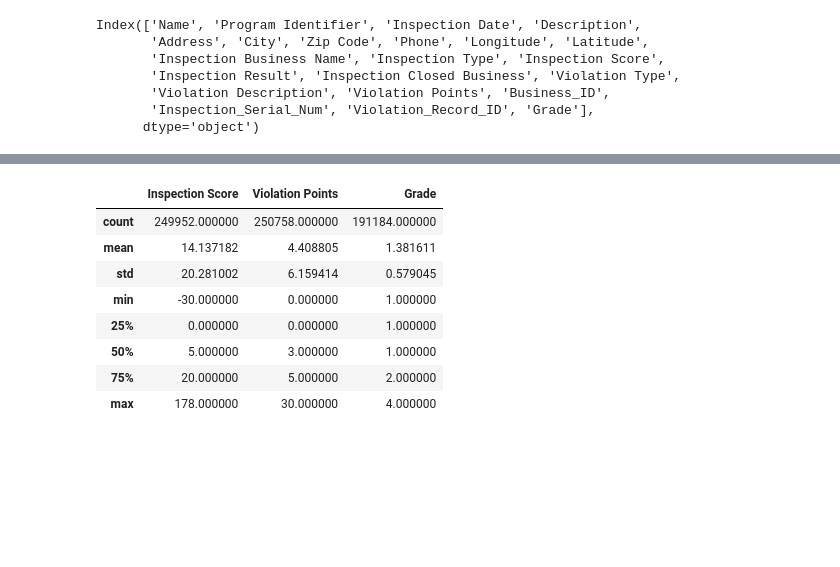
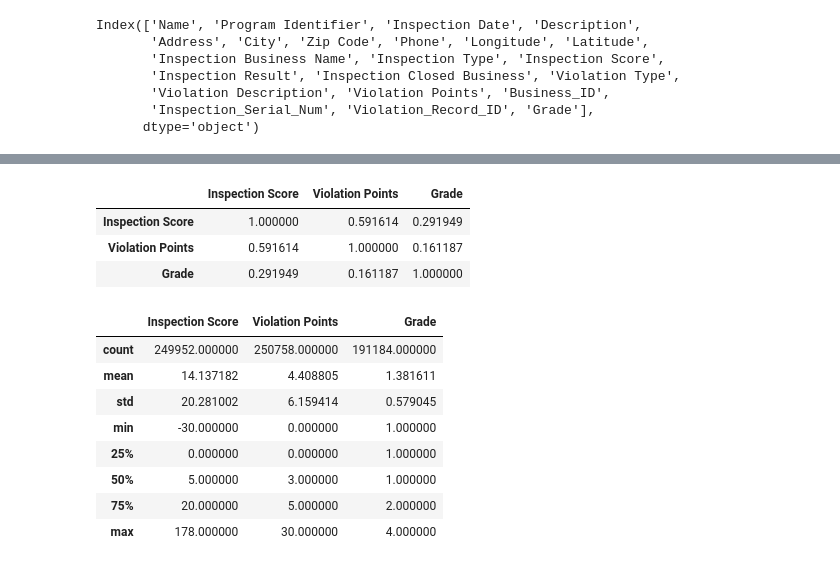
Before and after one commit to Mohammadaminrmz/food_inspection, a Jupyter notebook: food_inspection.ipynb, the cells around one changed output, grey strips where cells are left out. Saved outputs shown, nothing was run; the diff lists cells and outputs as text; code cells hidden in the pictures; blank space fills up the shorter version.

```diff
--- a/food_inspection.ipynb
+++ b/food_inspection.ipynb
@@ -49,3 +46,10 @@ df_cleaned
+# %%
+df_cleaned.corr()
+# %% [output]
+|  | Inspection Score | Violation Points | Grade |
+| Inspection Score | 1.000000 | 0.591614 | 0.291949 |
+| Violation Points | 0.591614 | 1.000000 | 0.161187 |
+| Grade | 0.291949 | 0.161187 | 1.000000 |
 # %%
 df_cleaned.describe()
 # %% [output]
```
Also changed, not shown: parts of 7 cells of this notebook.
